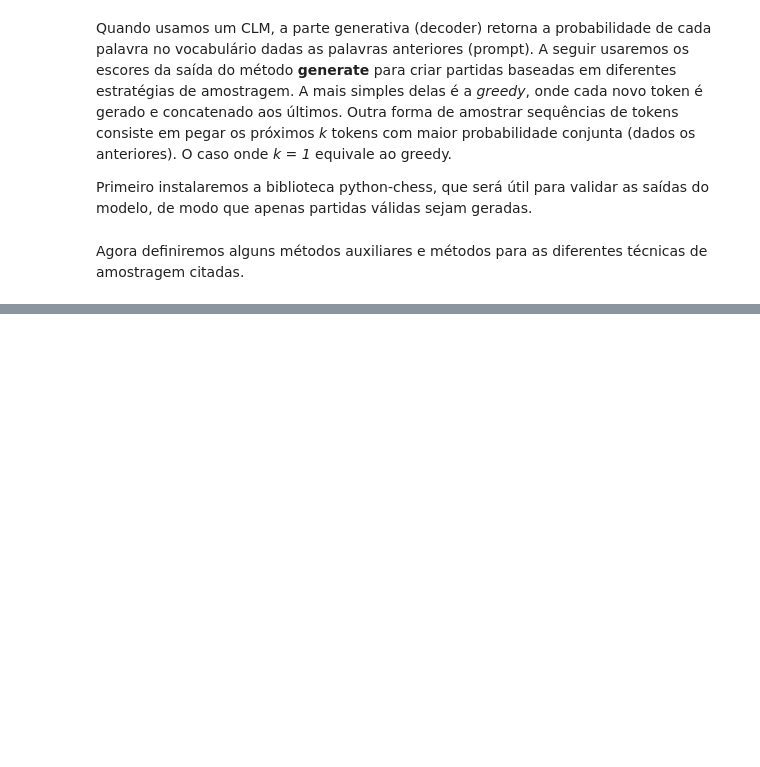
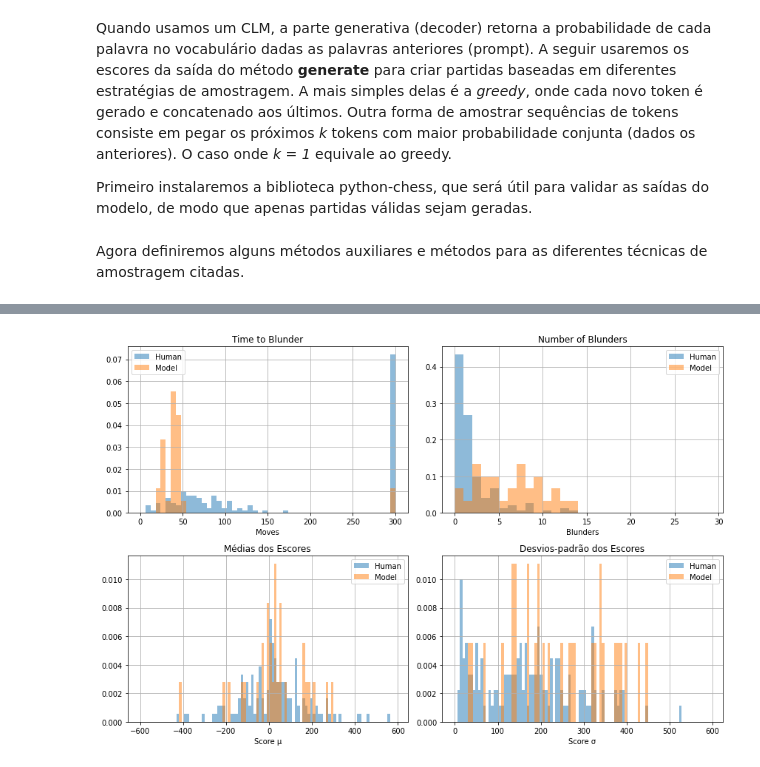
Before and after one commit to Ronnypetson/MagnusFormer, a Jupyter notebook: notebooks/PGN_Transformer.ipynb, the cells around one changed output, grey strips where cells are left out. Drawn from its saved outputs; the diff is of its cells as text; code cells hidden in the pictures; blank space fills up the shorter version.

```diff
--- a/notebooks/PGN_Transformer.ipynb
+++ b/notebooks/PGN_Transformer.ipynb
@@ -709,0 +723,4 @@ If you want to take a look at models in different languages, check https://huggi
+# %%
+plot_dists(human_df, synthetic_l3_df)
+# %% [output]
+[figure, added]
```
Also changed, not shown: parts of 78 cells of this notebook.
